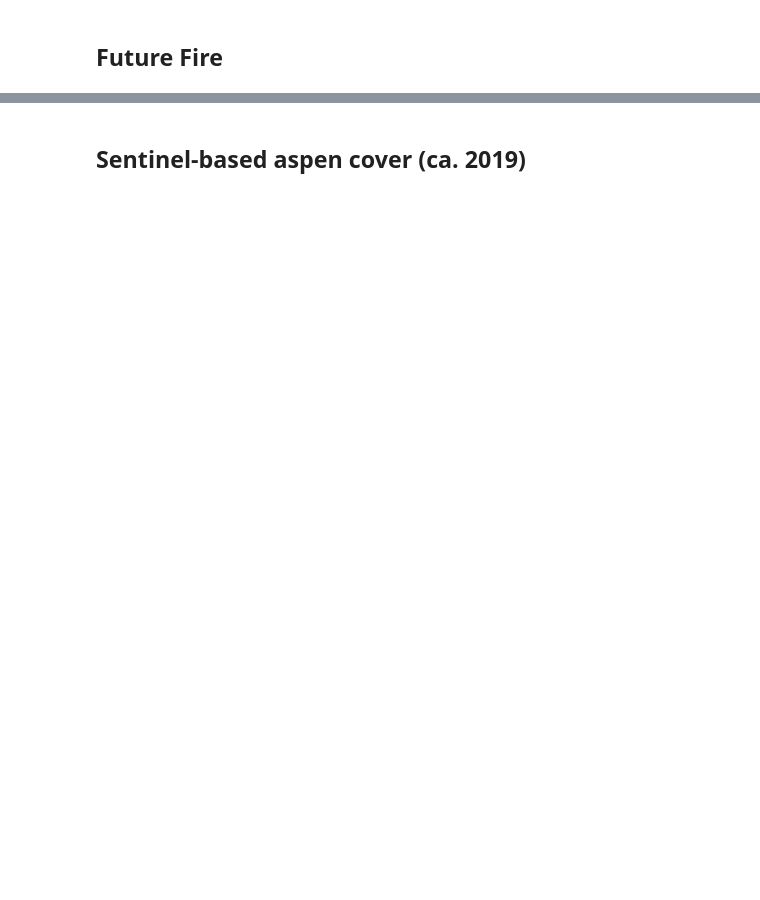
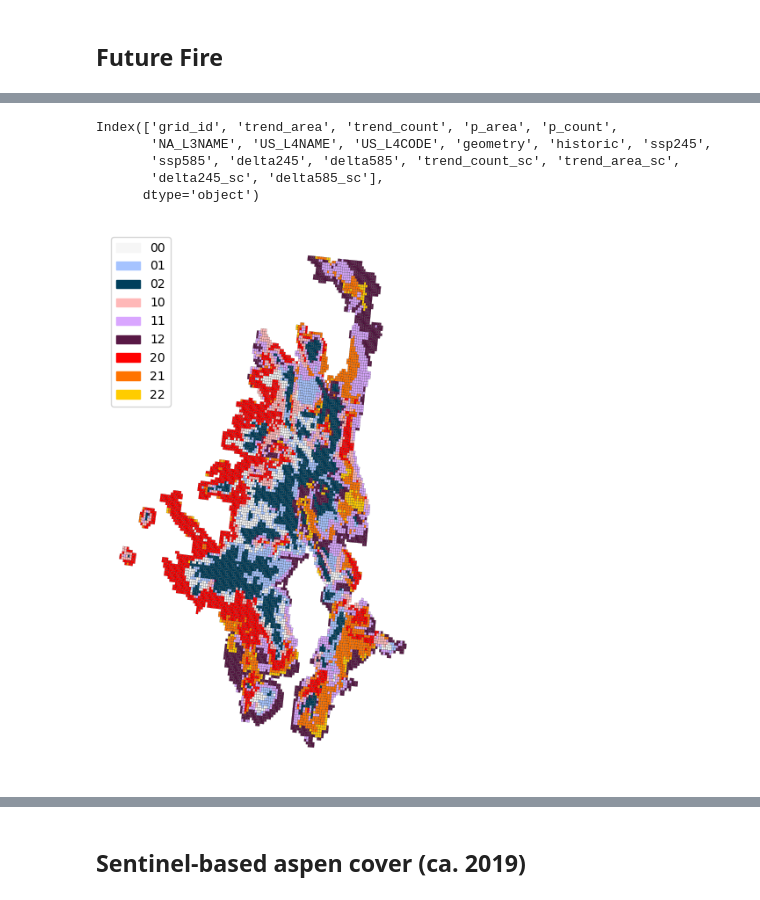
Before and after one commit to natshoff/aspen-fire-fork, a Jupyter notebook: Aim3/code/future-aspen_grid_prep.ipynb, the cells around one changed output, grey strips where cells are left out. Drawn from its saved outputs; the diff is of its cells as text; code cells hidden in the pictures; blank space fills up the shorter version.

```diff
--- a/Aim3/code/future-aspen_grid_prep.ipynb
+++ b/Aim3/code/future-aspen_grid_prep.ipynb
@@ -84,9 +151,11 @@ future_aspen.head()
 # rename the columns
 future_aspen = future_aspen.rename(
     columns={
-        'f_aspen_percentile_90': 'f_aspen_p90',
-        'f_aspen_mean': 'f_aspen_mn',
-        'f_aspen_median': 'f_aspen_med'
+        'historic_mean': 'historic',
+        'ssp245_mean': 'ssp245',
+        'ssp585_mean': 'ssp585',
+        'delta245_mean': 'delta245',
+        'delta585_mean': 'delta585'
     }
 )
 
@@ -96,44 +172,61 @@ fire_fa.head()
 # %%
 # Create a bivariate map of future fire/future aspen
+df = fire_fa.copy() # work with a copy
+# First, scale the variables for plotting
 scaler = MinMaxScaler()
-fire_fa[["trend_count_sc", "trend_area_sc", "f_aspen_mn_sc"]] = scaler.fit_transform(fire_fa[["trend_count", "trend_area", "f_aspen_mn"]])
+cols = ["trend_count", "trend_area", "delta245", "delta585"]
+for col in cols:
+    col_ = col+"_sc"
+    df[col_] = scaler.fit_transform(df[[col]])
+print(df.columns)
 
 # Define class breaks (e.g., tertiles or quartiles)
-fire_fa["fire_class"] = np.digitize(
-    fire_fa["trend_count_sc"],
-    np.quantile(fire_fa["trend_count_sc"], [0.33, 0.67]))
-fire_fa["aspen_class"] = np.digitize(
-    fire_fa["f_aspen_mn_sc"],
-    np.quantile(fire_fa["f_aspen_mn_sc"], [0.33, 0.67]))
+df["fire_class"] = np.digitize(
+    df["trend_count_sc"],
+    np.quantile(df["trend_count_sc"], [0.33, 0.67]))
+df["aspen_class"] = np.digitize(
+    df["delta585_sc"],
+    np.quantile(df["delta585_sc"], [0.33, 0.67]))
 
 # Combine classifications to create bivariate classes
-fire_fa["bivar"] = fire_fa["fire_class"].astype(str) + fire_fa["aspen_class"].astype(str)
+df["bivar"] = df["fire_class"].astype(str) + df["aspen_class"].astype(str)
 
 # Define a custom bivariate colormap
 bivar_colors = {
     "00": "#f6f6f6",  # Low fire, low aspen
     "01": "#a5c3ff",  # Low fire, medium aspen
     "02": "#003f5c",  # Low fire, high aspen
     "10": "#ffb8b8",  # Medium fire, low aspen
     "11": "#d9a6ff",  # Medium fire, medium aspen
     "12": "#581845",  # Medium fire, high aspen
     "20": "#ff0000",  # High fire, low aspen
     "21": "#ff7300",  # High fire, medium aspen
     "22": "#ffcc00",  # High fire, high aspen
 }
 
 # Assign colors based on the classification
-fire_fa["color"] = fire_fa["bivar"].map(bivar_colors)
+df["color"] = df["bivar"].map(bivar_colors)
 
 # Plot the bivariate map
 fig, ax = plt.subplots(1, 1, figsize=(10, 8))
-fire_fa.plot(ax=ax, color=fire_fa["color"], edgecolor="black", linewidth=0.1)
-
+df.plot(
+    ax=ax,
+    color=df["color"],
+    edgecolor="black",
+    linewidth=0.1)
+# create the legend
 legend_patches = [Patch(color=color, label=label) for label, color in bivar_colors.items()]
 ax.legend(handles=legend_patches, title="", loc="upper left")
 ax.axis("off")
 
 plt.show()
+# %% [output]
+Index(['grid_id', 'trend_area', 'trend_count', 'p_area', 'p_count',
+       'NA_L3NAME', 'US_L4NAME', 'US_L4CODE', 'geometry', 'historic', 'ssp245',
+       'ssp585', 'delta245', 'delta585', 'trend_count_sc', 'trend_area_sc',
+       'delta245_sc', 'delta585_sc'],
+      dtype='object')
+[figure, added]
 # %%
 # save this file out
 out_fp = os.path.join(projdir, 'Aim3/data/spatial/mod/future_fire_grid_trend_aspen.gpkg')
```
Also changed, not shown: parts of 37 cells of this notebook, 5 other files.
